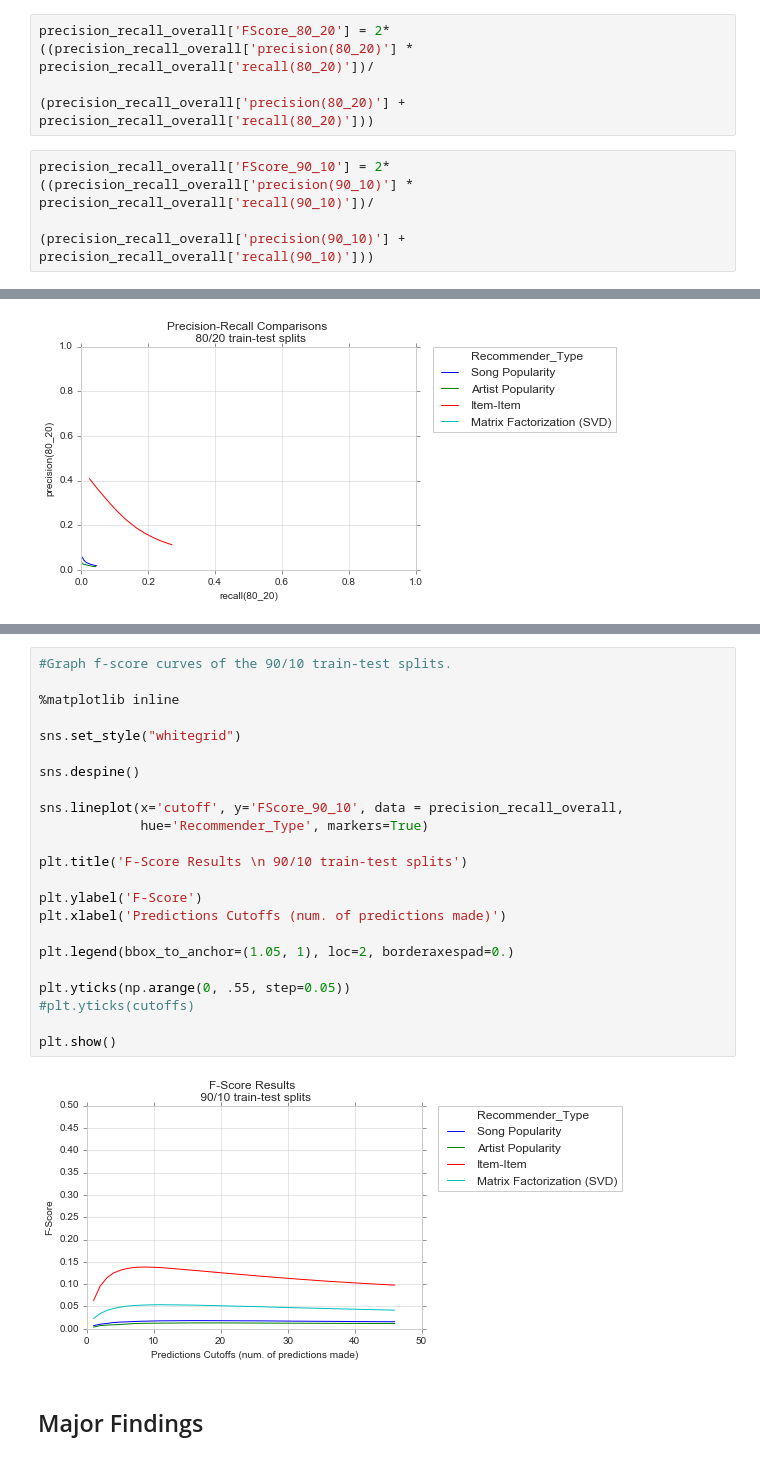
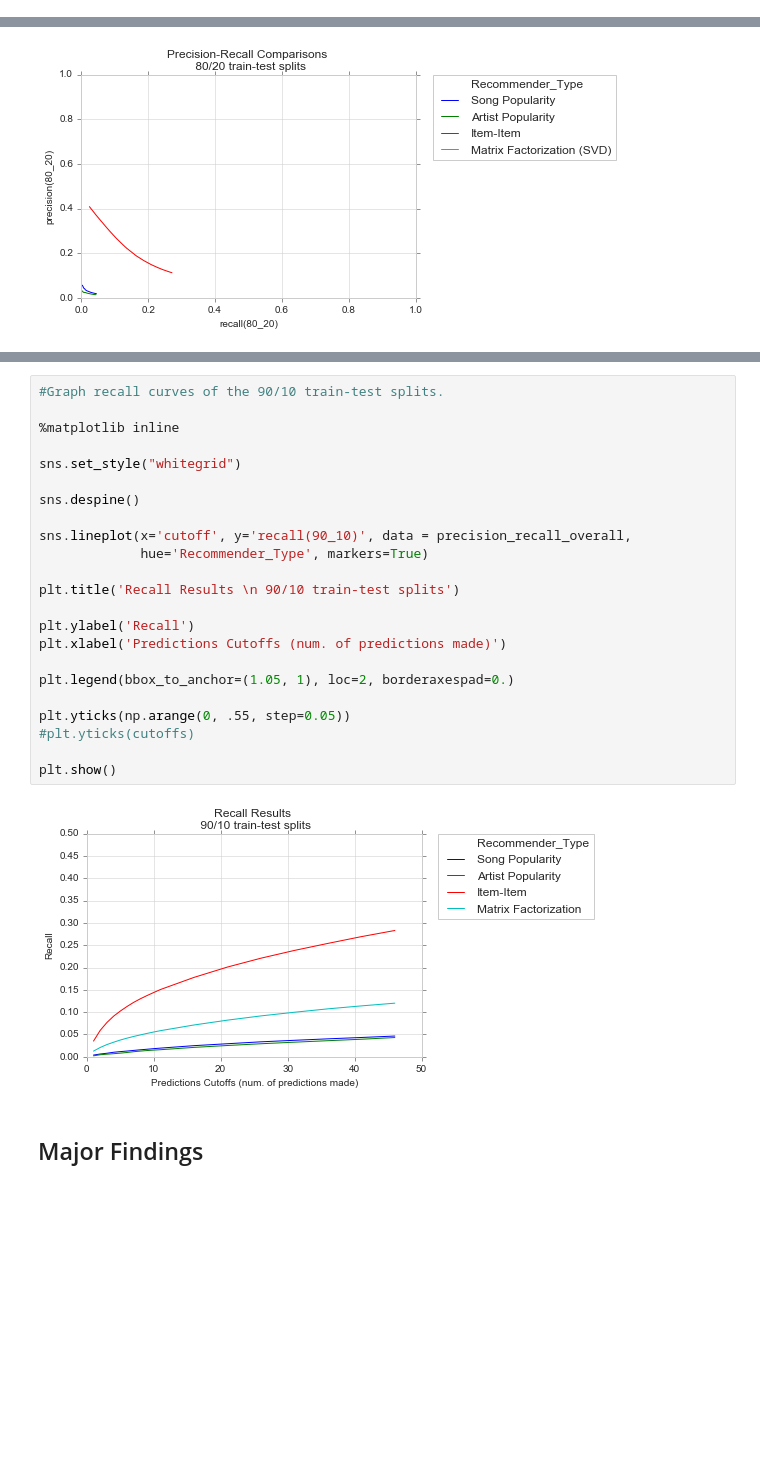
Before and after one commit to IvetteMTapia/Capstone1_Songs-Recommender_System, a Jupyter notebook: Recommender System.ipynb, the cells around one changed output, grey strips where cells are left out. Saved outputs shown, nothing was run; the diff lists cells and outputs as text; blank space fills up the shorter version.

```diff
--- a/Recommender System.ipynb
+++ b/Recommender System.ipynb
@@ -1254,6 +1241,0 @@ I will evaluate the recomenders using the Fscore. For this reason, I am calculat
-# %%
-precision_recall_overall['FScore_80_20'] = 2*((precision_recall_overall['precision(80_20)'] * precision_recall_overall['recall(80_20)'])/
-                                             (precision_recall_overall['precision(80_20)'] + precision_recall_overall['recall(80_20)']))
-# %%
-precision_recall_overall['FScore_90_10'] = 2*((precision_recall_overall['precision(90_10)'] * precision_recall_overall['recall(90_10)'])/
-                                             (precision_recall_overall['precision(90_10)'] + precision_recall_overall['recall(90_10)']))
@@ -1346,28 +1329,28 @@ plt.show()
 # %%
-#Graph f-score curves of the 90/10 train-test splits.
+#Graph recall curves of the 90/10 train-test splits.
 
 %matplotlib inline
 
 sns.set_style("whitegrid")
 
 sns.despine()
 
-sns.lineplot(x='cutoff', y='FScore_90_10', data = precision_recall_overall,
+sns.lineplot(x='cutoff', y='recall(90_10)', data = precision_recall_overall,
              hue='Recommender_Type', markers=True)
 
-plt.title('F-Score Results \n 90/10 train-test splits')
+plt.title('Recall Results \n 90/10 train-test splits')
 
-plt.ylabel('F-Score')
+plt.ylabel('Recall')
 plt.xlabel('Predictions Cutoffs (num. of predictions made)')
 
 plt.legend(bbox_to_anchor=(1.05, 1), loc=2, borderaxespad=0.)
 
 plt.yticks(np.arange(0, .55, step=0.05))
 #plt.yticks(cutoffs)
 
 plt.show()
 # %% [output]
-[figure, old version]
+[figure, new version]
 # %% [markdown]
 ## Major Findings
 # %% [markdown]
```
Also changed, not shown: parts of 12 cells of this notebook.
